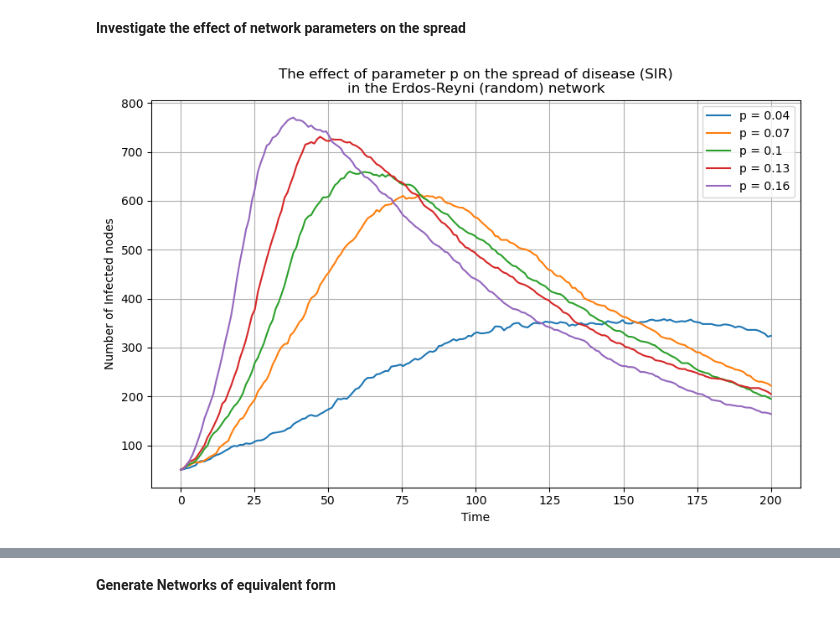
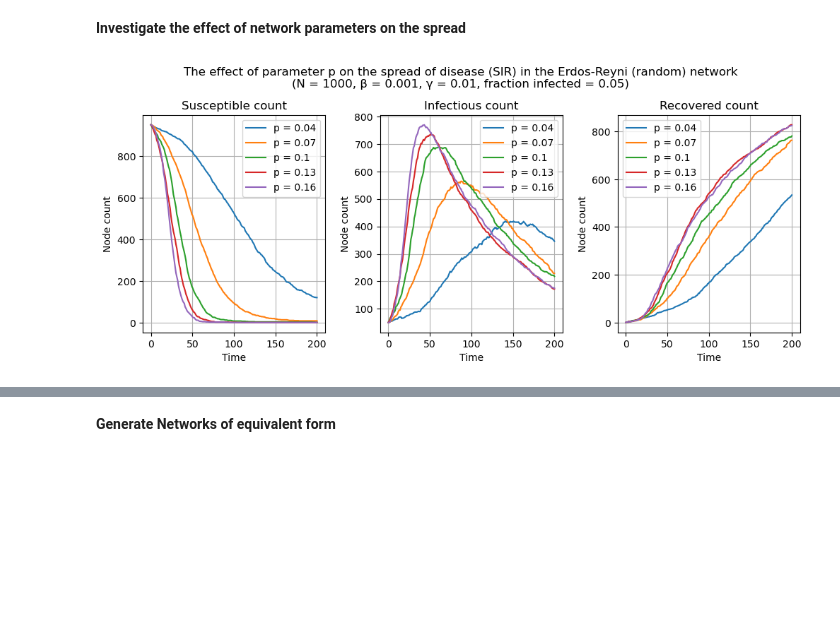
Before and after one commit to guoda23/ICLS_Assignment2, a Jupyter notebook: Networks.ipynb, the cells around one changed output, grey strips where cells are left out. Saved outputs shown, nothing was run; the diff lists cells and outputs as text; code cells hidden in the pictures; blank space fills up the shorter version.

Commit message:
completed 2.1, 2.2 graphs. Started on SIR spread on networks. Still need to average it over the runs

```diff
--- a/Networks.ipynb
+++ b/Networks.ipynb
@@ -44,39 +44,49 @@ def list_avg(input_list):
 # %%
 #Simulate Erdos-Reyni (random) network. Investigate the effect of p on the spread of disease (SIR).
 
 p_variations = [0.04, 0.07, 0.1, 0.13, 0.16]
 beta = 0.001
 gamma = 0.01
 fraction_infected = 0.05
 time_steps = 200
 N = 1000
 
 time = np.linspace(0, time_steps, time_steps)
-plt.figure(figsize=(10, 6))
+fig, (ax1, ax2, ax3) = plt.subplots(1, 3, figsize=(12, 4), gridspec_kw={'wspace': 0.3})
 
 for p in p_variations:
     # Network Definition
     g = nx.erdos_renyi_graph(N, p)
 
     # Import SIR
     model = ep.SIRModel(g)
 
     config_SIR(model, beta, gamma, fraction_infected)
 
     # Simulation
     iterations = model.iteration_bunch(time_steps)
     trends = model.build_trends(iterations)
     S_node_count, I_node_count, R_node_count = get_SIR_result_lists(trends)
 
     #Plot
-    plt.plot(time, I_node_count, label = f'p = {p}')
-    plt.xlabel('Time')
-    plt.ylabel('Number of Infected nodes')
-    plt.title('The effect of parameter p on the spread of disease (SIR)\nin the Erdos-Reyni (random) network')
-    plt.legend()
-    plt.grid(True)
+    ax1.plot(time, S_node_count, label = f'p = {p}')
+    ax1.set_title('Susceptible count')
+
+    ax2.plot(time, I_node_count, label = f'p = {p}')
+    ax2.set_title('Infectious count')
+
+    ax3.plot(time, R_node_count, label = f'p = {p}')
+    ax3.set_title('Recovered count')
+
+    for subfig in [ax1, ax2, ax3]:
+        subfig.set_xlabel('Time')
+        subfig.set_ylabel('Node count')
+        subfig.grid(True)
+        subfig.legend()
+
+    fig.suptitle(f'The effect of parameter p on the spread of disease (SIR) in the Erdos-Reyni (random) network\n(N = {N}, β = {beta}, γ = {gamma}, fraction infected = {fraction_infected})',  y=1.05)
 # %% [output]
-[figure, old version]
+[figure, new version]
 # %%
 #Simulate Barabasi Albert (scale-free) network. Investigate the effect of m on the spread of disease (SIR).
 
```
Also changed, not shown: parts of 9 cells of this notebook.
